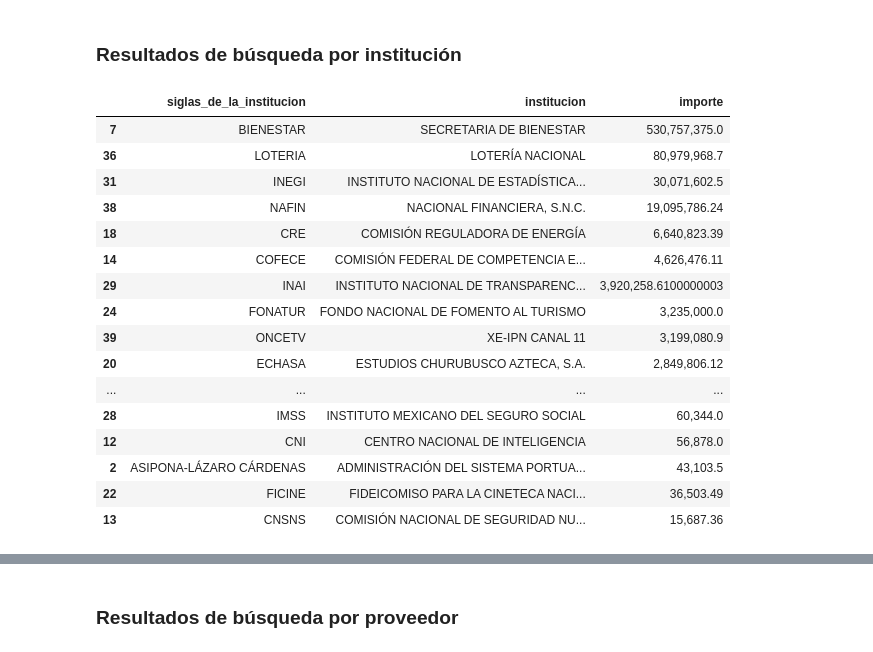
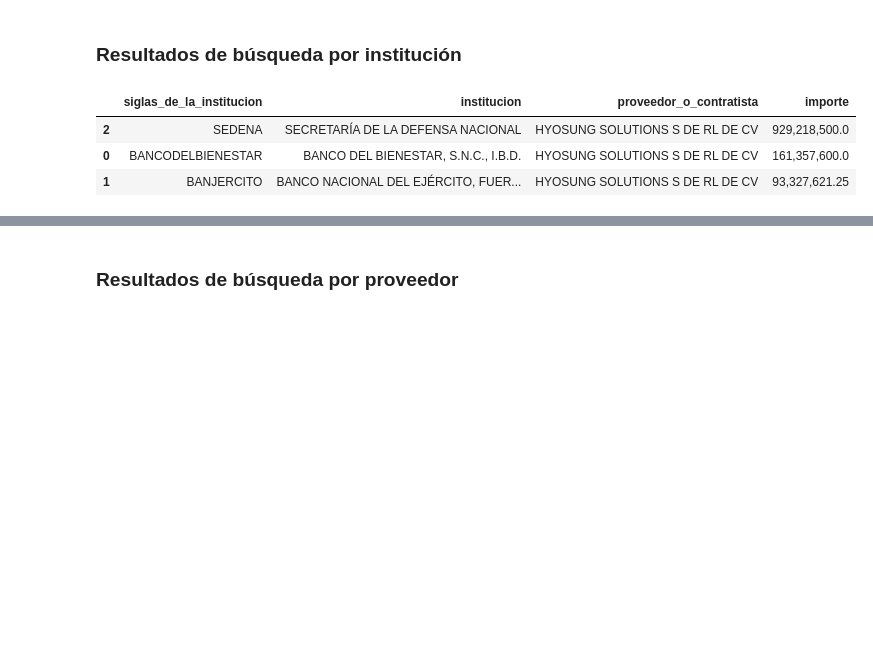
Before and after one commit to artiherrera/analisis_compranet, a Jupyter notebook: notebooks/2.0-buscador_consolidado.ipynb, the cells around one changed output, grey strips where cells are left out. Saved outputs shown, nothing was run; the diff lists cells and outputs as text; code cells hidden in the pictures; blank space fills up the shorter version.

```diff
--- a/notebooks/2.0-buscador_consolidado.ipynb
+++ b/notebooks/2.0-buscador_consolidado.ipynb
@@ -144,7 +144,7 @@ verify_correction(contratos_df[['rfc', 'proveedor_o_contratista']])
 # %%
 def filter_contratos(contratos_df):
     # Solicita al usuario un proveedor o contratista o RFC
-    search_term = input("Por favor, ingresa el nombre del proveedor o contratista o el RFC (déjalo en blanco para mostrar todos): ").lower()
+    search_term = input("Por favor, ingresa el nombre del proveedor o contratista o el RFC (déjalo en blanco para mostrar todos): ").upper()
 
     # Solicita al usuario las siglas de la institución o "todas" para buscar en todas
     institution = input("Por favor, ingresa las siglas de la institución (déjalo en blanco para mostrar todas) o 'todas' para buscar en todas: ").upper()
@@ -224,26 +217,15 @@ buscar[['siglas_de_la_institucion', 'titulo_del_contrato', 'descripcion_del_cont
 # %%
 pd.options.display.float_format = '{:,}'.format
 
-ins_df=buscar.groupby(['siglas_de_la_institucion', 'institucion']).agg({'importe':'sum'}).reset_index()
+ins_df=buscar.groupby(['siglas_de_la_institucion', 'institucion', 'proveedor_o_contratista']).agg({'importe':'sum'}).reset_index()
 
 ins_df.sort_values(by='importe', ascending=False, inplace=True)
 #institucion.set_index('Institución', inplace=True)
+
+proveedor = ins_df['proveedor_o_contratista'].iloc[0]x
 ins_df
 # %% [output]
-|  | siglas_de_la_institucion | institucion | importe |
-| 7 | BIENESTAR | SECRETARIA DE BIENESTAR | 530,757,375.0 |
-| 36 | LOTERIA | LOTERÍA NACIONAL | 80,979,968.7 |
-| 31 | INEGI | INSTITUTO NACIONAL DE ESTADÍSTICA... | 30,071,602.5 |
-| 38 | NAFIN | NACIONAL FINANCIERA, S.N.C. | 19,095,786.24 |
-| 18 | CRE | COMISIÓN REGULADORA DE ENERGÍA | 6,640,823.39 |
-| 14 | COFECE | COMISIÓN FEDERAL DE COMPETENCIA E... | 4,626,476.11 |
-| 29 | INAI | INSTITUTO NACIONAL DE TRANSPARENC... | 3,920,258.6100000003 |
-| 24 | FONATUR | FONDO NACIONAL DE FOMENTO AL TURISMO | 3,235,000.0 |
-| 39 | ONCETV | XE-IPN CANAL 11 | 3,199,080.9 |
-| 20 | ECHASA | ESTUDIOS CHURUBUSCO AZTECA, S.A. | 2,849,806.12 |
-| ... | ... | ... | ... |
-| 28 | IMSS | INSTITUTO MEXICANO DEL SEGURO SOCIAL | 60,344.0 |
-| 12 | CNI | CENTRO NACIONAL DE INTELIGENCIA | 56,878.0 |
-| 2 | ASIPONA-LÁZARO CÁRDENAS | ADMINISTRACIÓN DEL SISTEMA PORTUA... | 43,103.5 |
-| 22 | FICINE | FIDEICOMISO PARA LA CINETECA NACI... | 36,503.49 |
-| 13 | CNSNS | COMISIÓN NACIONAL DE SEGURIDAD NU... | 15,687.36 |
+|  | siglas_de_la_institucion | institucion | proveedor_o_contratista | importe |
+| 2 | SEDENA | SECRETARÍA DE LA DEFENSA NACIONAL | HYOSUNG SOLUTIONS S DE RL DE CV | 929,218,500.0 |
+| 0 | BANCODELBIENESTAR | BANCO DEL BIENESTAR, S.N.C., I.B.D. | HYOSUNG SOLUTIONS S DE RL DE CV | 161,357,600.0 |
+| 1 | BANJERCITO | BANCO NACIONAL DEL EJÉRCITO, FUER... | HYOSUNG SOLUTIONS S DE RL DE CV | 93,327,621.25 |
```
Also changed, not shown: parts of 3 cells of this notebook, 1 other file.
